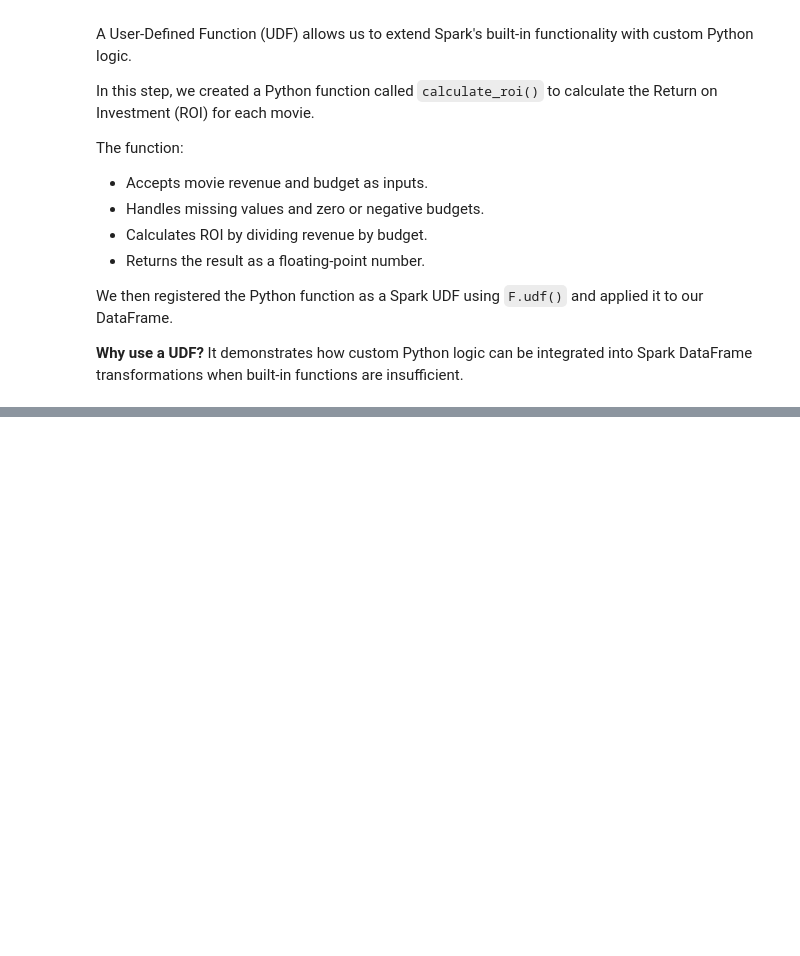
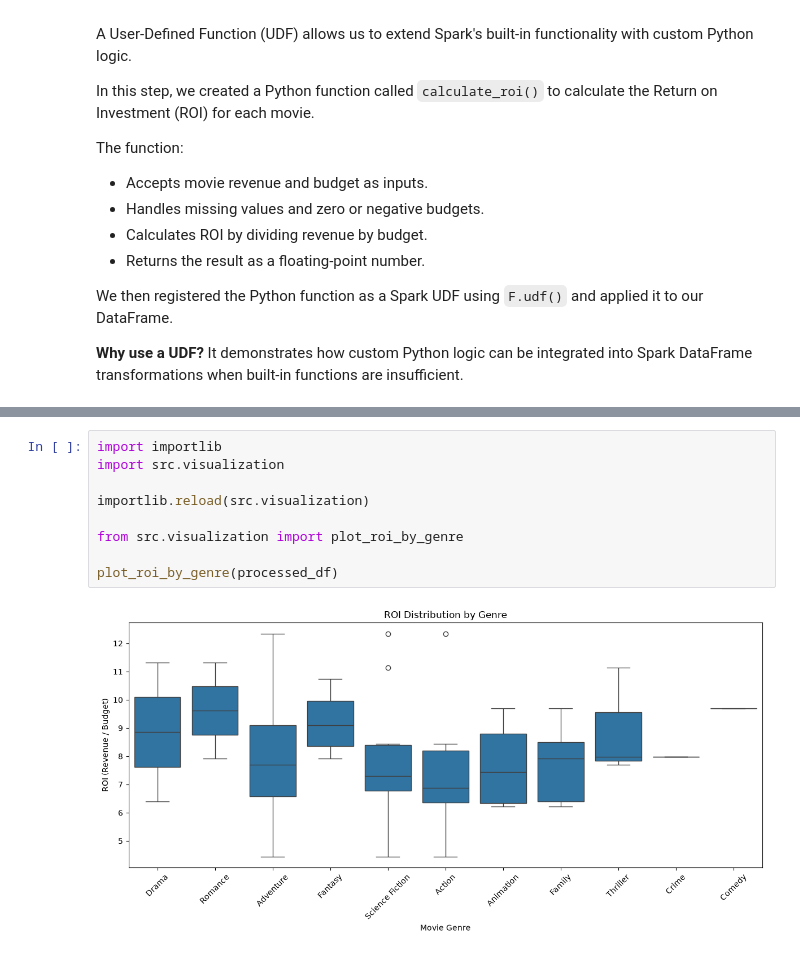
Before and after one commit to MugaboVedaste/tmdb-spark-analysis, a Jupyter notebook: notebooks/tmdb_movie_analysis.ipynb, the cells around one changed output, grey strips where cells are left out. Drawn from its saved outputs; the diff is of its cells as text; blank space fills up the shorter version.

```diff
--- a/notebooks/tmdb_movie_analysis.ipynb
+++ b/notebooks/tmdb_movie_analysis.ipynb
@@ -1870,0 +2041,11 @@ We then registered the Python function as a Spark UDF using `F.udf()` and applie
+# %%
+import importlib
+import src.visualization
+
+importlib.reload(src.visualization)
+
+from src.visualization import plot_roi_by_genre
+
+plot_roi_by_genre(processed_df)
+# %% [output]
+[figure, added]
```
Also changed, not shown: parts of 17 cells of this notebook, 8 other files.
